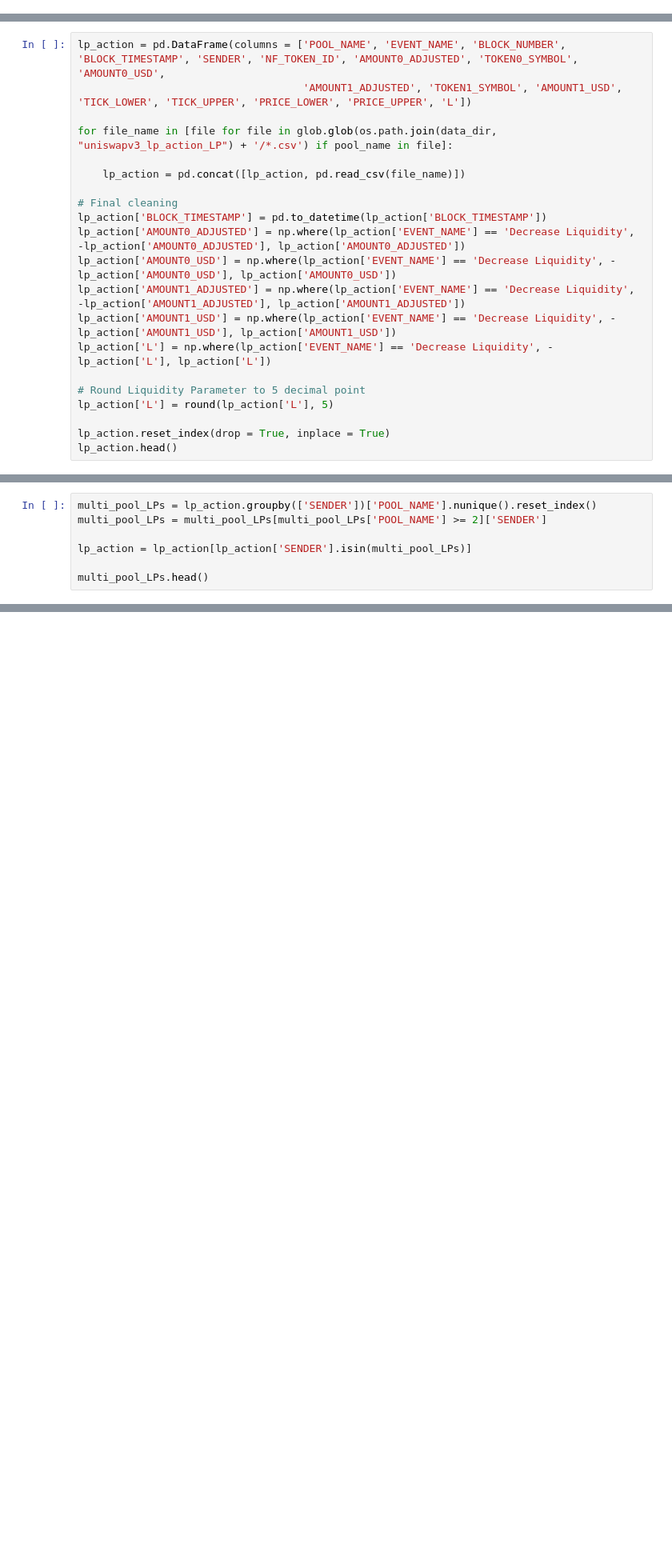
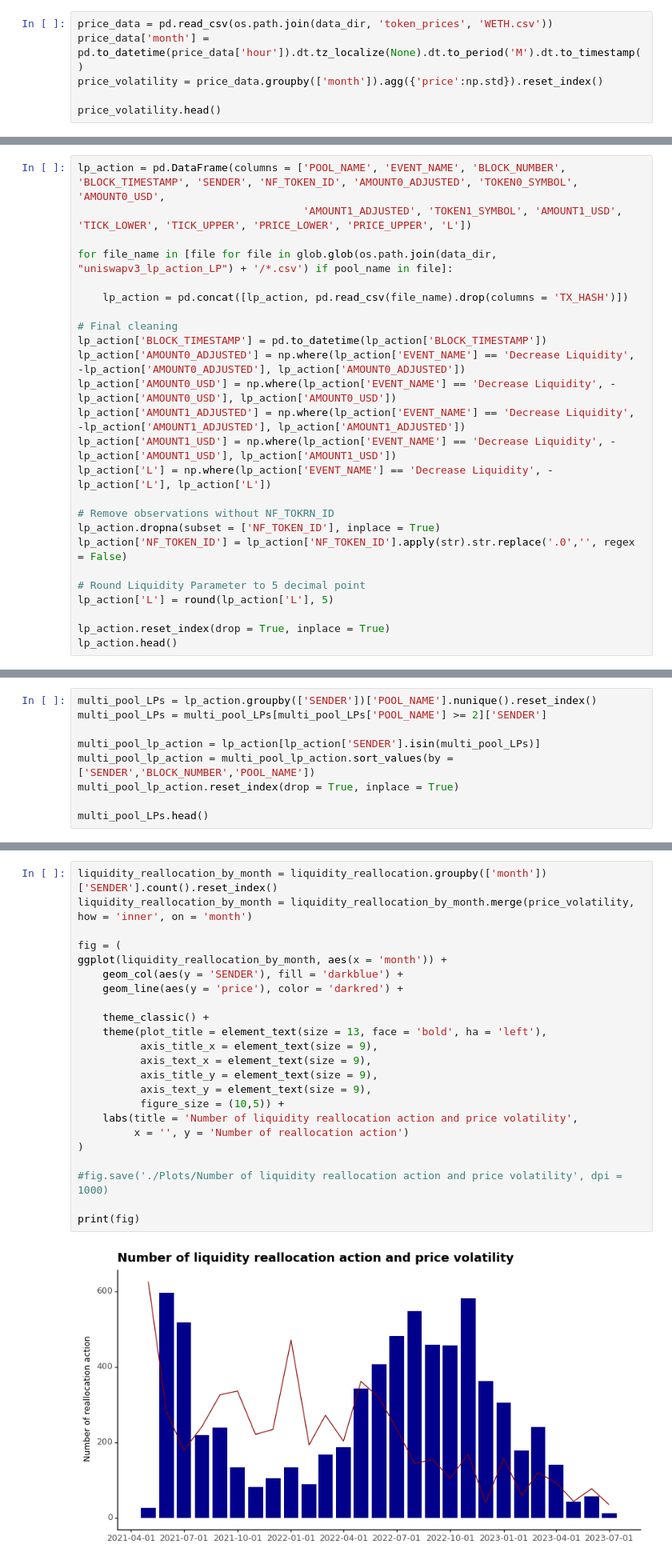
Before and after one commit to zhiconghu/Ethereum_DEX_Data, a Jupyter notebook: FTX Case Study.ipynb, the cells around one changed output, grey strips where cells are left out. Shown at 80% size. Cells and saved outputs as stored; diff of their text form; blank space fills up the shorter version.

Commit message:
reallocation graph FTX"

```diff
--- a/FTX Case Study.ipynb
+++ b/FTX Case Study.ipynb
@@ -9,0 +19,6 @@ pool_name = 'USDC-WETH'
+# %%
+price_data = pd.read_csv(os.path.join(data_dir, 'token_prices', 'WETH.csv'))
+price_data['month'] = pd.to_datetime(price_data['hour']).dt.tz_localize(None).dt.to_period('M').dt.to_timestamp()
+price_volatility = price_data.groupby(['month']).agg({'price':np.std}).reset_index()
+
+price_volatility.head()
@@ -13,7 +37,7 @@ lp_action = pd.DataFrame(columns = ['POOL_NAME', 'EVENT_NAME', 'BLOCK_NUMBER', '
 
 for file_name in [file for file in glob.glob(os.path.join(data_dir, "uniswapv3_lp_action_LP") + '/*.csv') if pool_name in file]:
 
-    lp_action = pd.concat([lp_action, pd.read_csv(file_name)])
+    lp_action = pd.concat([lp_action, pd.read_csv(file_name).drop(columns = 'TX_HASH')])
 
 # Final cleaning
 lp_action['BLOCK_TIMESTAMP'] = pd.to_datetime(lp_action['BLOCK_TIMESTAMP'])
@@ -23,6 +47,10 @@ lp_action['AMOUNT1_ADJUSTED'] = np.where(lp_action['EVENT_NAME'] == 'Decrease Li
 lp_action['AMOUNT1_USD'] = np.where(lp_action['EVENT_NAME'] == 'Decrease Liquidity', -lp_action['AMOUNT1_USD'], lp_action['AMOUNT1_USD'])
 lp_action['L'] = np.where(lp_action['EVENT_NAME'] == 'Decrease Liquidity', -lp_action['L'], lp_action['L'])
 
+# Remove observations without NF_TOKRN_ID
+lp_action.dropna(subset = ['NF_TOKEN_ID'], inplace = True)
+lp_action['NF_TOKEN_ID'] = lp_action['NF_TOKEN_ID'].apply(str).str.replace('.0','', regex = False)
+
 # Round Liquidity Parameter to 5 decimal point
 lp_action['L'] = round(lp_action['L'], 5)
 
@@ -45,7 +99,9 @@ Since liquidity allocation depends on risk-aversion of the liquidity provider, w
 multi_pool_LPs = lp_action.groupby(['SENDER'])['POOL_NAME'].nunique().reset_index()
 multi_pool_LPs = multi_pool_LPs[multi_pool_LPs['POOL_NAME'] >= 2]['SENDER']
 
-lp_action = lp_action[lp_action['SENDER'].isin(multi_pool_LPs)]
+multi_pool_lp_action = lp_action[lp_action['SENDER'].isin(multi_pool_LPs)]
+multi_pool_lp_action = multi_pool_lp_action.sort_values(by = ['SENDER','BLOCK_NUMBER','POOL_NAME'])
+multi_pool_lp_action.reset_index(drop = True, inplace = True)
 
 multi_pool_LPs.head()
 # %% [output]
@@ -57,0 +160,25 @@ Name: SENDER, dtype: object
+# %%
+liquidity_reallocation_by_month = liquidity_reallocation.groupby(['month'])['SENDER'].count().reset_index()
+liquidity_reallocation_by_month = liquidity_reallocation_by_month.merge(price_volatility, how = 'inner', on = 'month')
+
+fig = (
+ggplot(liquidity_reallocation_by_month, aes(x = 'month')) +
+    geom_col(aes(y = 'SENDER'), fill = 'darkblue') +
+    geom_line(aes(y = 'price'), color = 'darkred') +
+
+    theme_classic() +
+    theme(plot_title = element_text(size = 13, face = 'bold', ha = 'left'),
+          axis_title_x = element_text(size = 9),
+          axis_text_x = element_text(size = 9),
+          axis_title_y = element_text(size = 9),
+          axis_text_y = element_text(size = 9),
+          figure_size = (10,5)) +
+    labs(title = 'Number of liquidity reallocation action and price volatility',
+         x = '', y = 'Number of reallocation action')
+)
+
+#fig.save('./Plots/Number of liquidity reallocation action and price volatility', dpi = 1000)
+
+print(fig)
+# %% [output]
+[figure, added]
```
Also changed, not shown: parts of 24 cells of this notebook, 11 other files.
